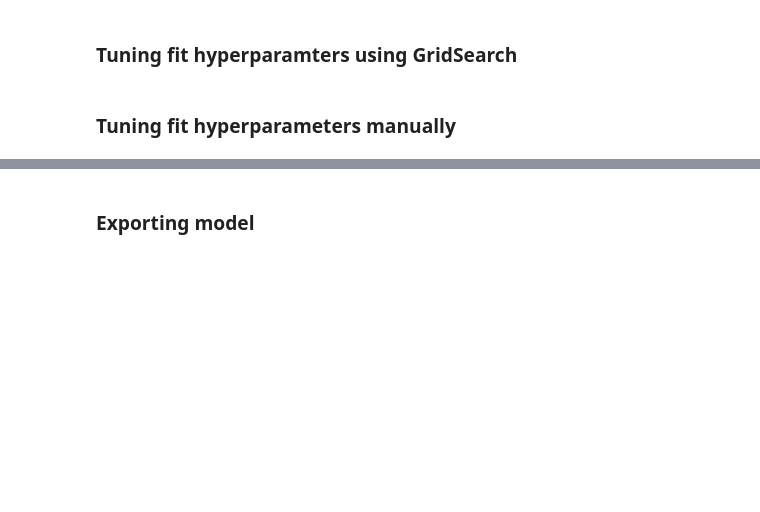
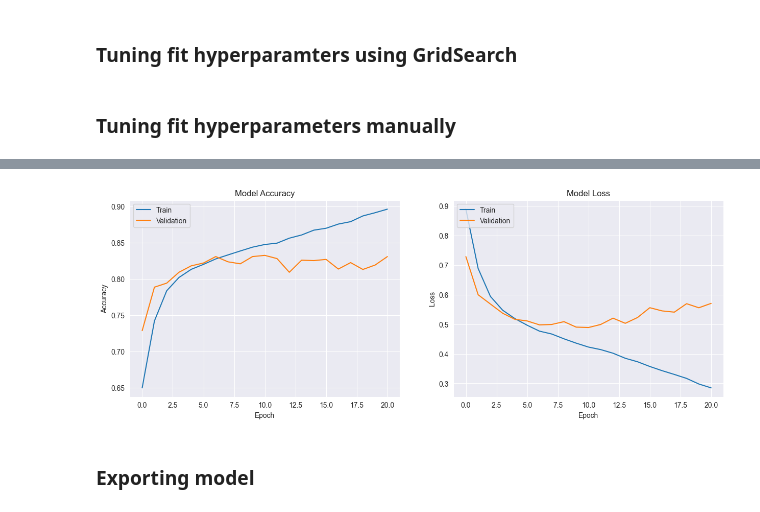
Before and after one commit to guico3lho/TCC_tags, a Jupyter notebook: pipeline/supervised_deep_models/tuning_eval_models.ipynb, the cells around one changed output, grey strips where cells are left out. Drawn from its saved outputs; the diff is of its cells as text; code cells hidden in the pictures; blank space fills up the shorter version.

```diff
--- a/pipeline/supervised_deep_models/tuning_eval_models.ipynb
+++ b/pipeline/supervised_deep_models/tuning_eval_models.ipynb
@@ -205,2 +230,2 @@ with open('../../assets/deep_assets/tuner_results_10_attempts.txt', 'w') as f:
 # %%
-tuner.get_best_hyperparameters()[0].values
+best_model_hp = tuner.get_best_hyperparameters()[0].values
@@ -329,2 +372,2 @@ best_model = tuner.get_best_models()[0]
 # %%
-# history = best_model.fit(X_train, y_train, epochs=4000, batch_size=32, validation_split=0.1, verbose=2, callbacks=[es])
+history = best_model.fit(X_train, y_train, epochs=4000, batch_size=32, validation_data=(X_val,y_val), verbose=2, callbacks=[es])
@@ -331,19 +392,21 @@ best_model = tuner.get_best_models()[0]
 # %%
-# fig, (ax1, ax2) = plt.subplots(1, 2, figsize=(15, 5))
-# ax1.plot(history.history['accuracy'])
-# ax1.plot(history.history['val_accuracy'])
-# ax1.set_title('Model Accuracy')
-# ax1.set_ylabel('Accuracy')
-# ax1.set_xlabel('Epoch')
-# ax1.legend(['Train', 'Validation'], loc='upper left')
-#
-# ax2.plot(history.history['loss'])
-# ax2.plot(history.history['val_loss'])
-# ax2.set_title('Model Loss')
-# ax2.set_ylabel('Loss')
-# ax2.set_xlabel('Epoch')
-# ax2.legend(['Train', 'Validation'], loc='upper left')
-# plt.show()
+fig, (ax1, ax2) = plt.subplots(1, 2, figsize=(15, 5))
+ax1.plot(history.history['accuracy'])
+ax1.plot(history.history['val_accuracy'])
+ax1.set_title('Model Accuracy')
+ax1.set_ylabel('Accuracy')
+ax1.set_xlabel('Epoch')
+ax1.legend(['Train', 'Validation'], loc='upper left')
+
+ax2.plot(history.history['loss'])
+ax2.plot(history.history['val_loss'])
+ax2.set_title('Model Loss')
+ax2.set_ylabel('Loss')
+ax2.set_xlabel('Epoch')
+ax2.legend(['Train', 'Validation'], loc='upper left')
+plt.show()
+# %% [output]
+[figure, added]
 # %% [markdown]
 ### Exporting model
 # %%
```
Also changed, not shown: parts of 9 cells of this notebook, 3 other files.
